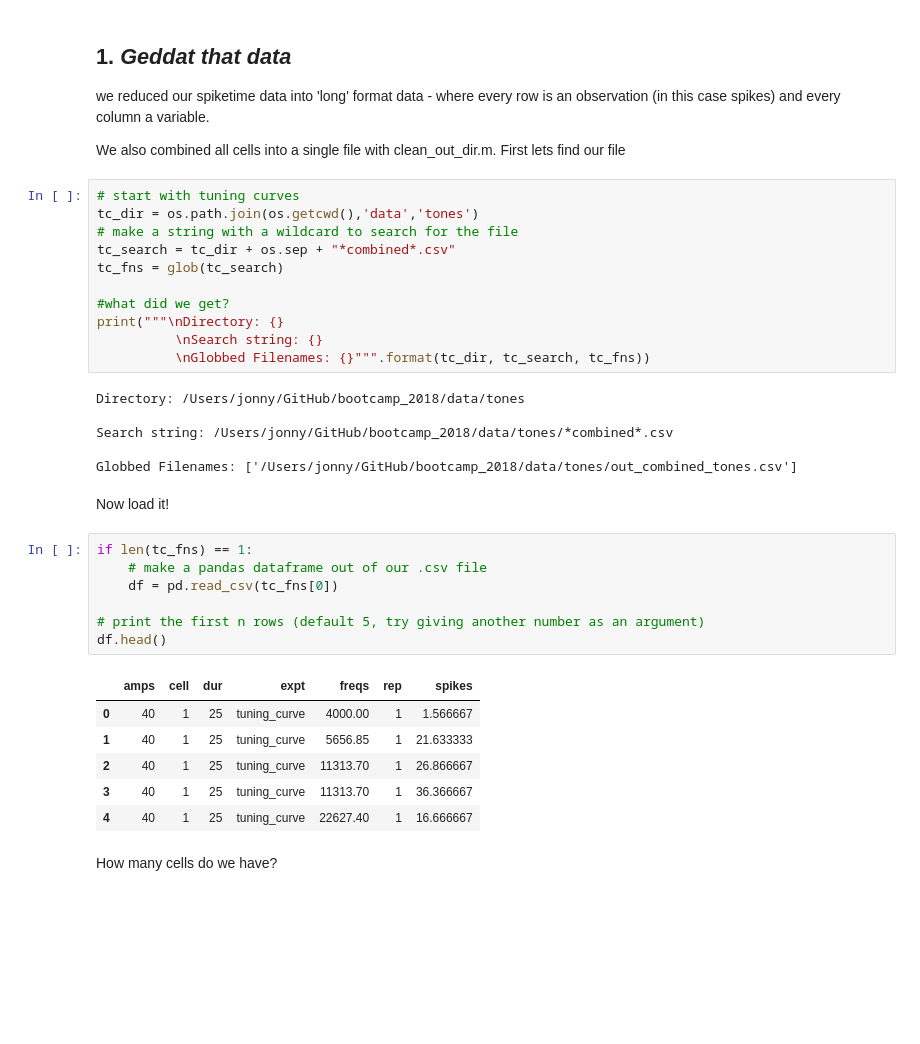
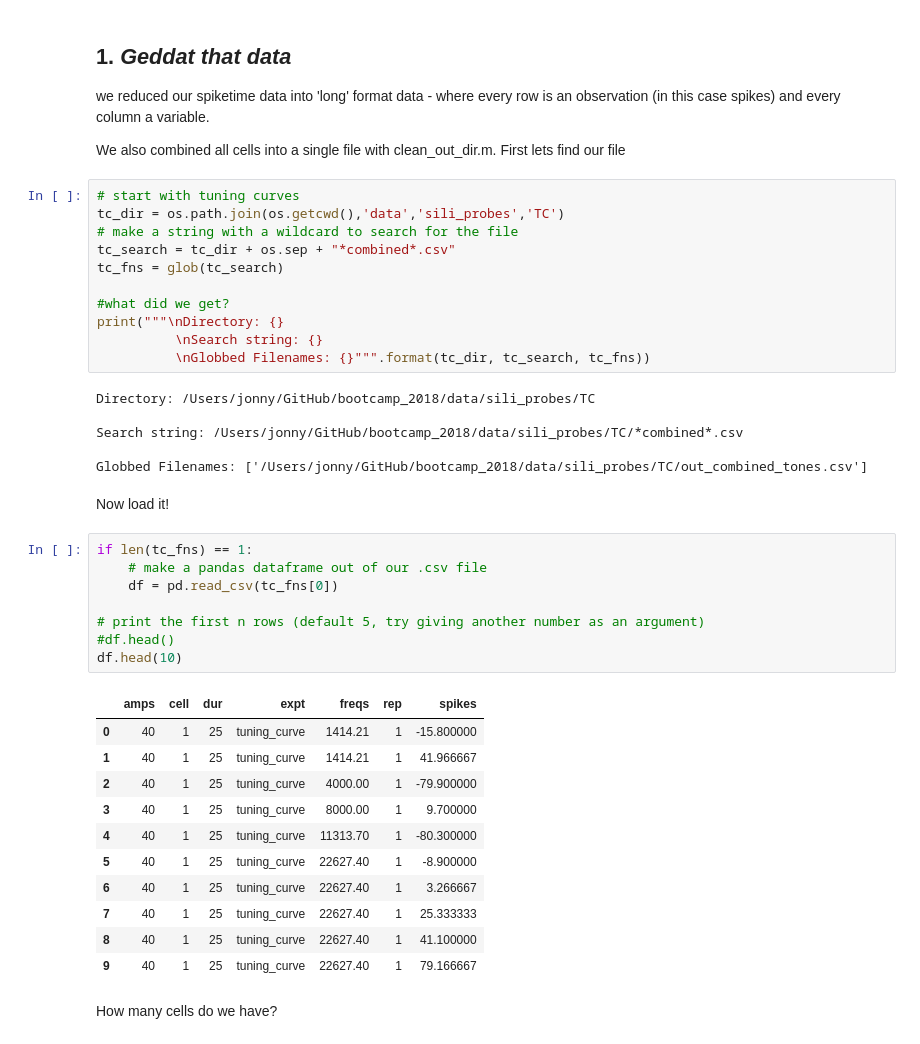
Before and after one commit to wehr-lab/bootcamp_2018, a Jupyter notebook: bootcamp_2018.ipynb, the cells around one changed output. Drawn from its saved outputs; the diff is of its cells as text; blank space fills up the shorter version.

```diff
--- a/bootcamp_2018.ipynb
+++ b/bootcamp_2018.ipynb
@@ -30,7 +32,7 @@ we reduced our spiketime data into 'long' format data - where every row is an ob
 We also combined all cells into a single file with clean_out_dir.m. First lets find our file
 # %%
 # start with tuning curves
-tc_dir = os.path.join(os.getcwd(),'data','tones')
+tc_dir = os.path.join(os.getcwd(),'data','sili_probes','TC')
 # make a string with a wildcard to search for the file
 tc_search = tc_dir + os.sep + "*combined*.csv"
 tc_fns = glob(tc_search)
@@ -40,27 +42,33 @@ print("""\nDirectory: {}
           \nSearch string: {}
           \nGlobbed Filenames: {}""".format(tc_dir, tc_search, tc_fns))
 # %% [output]
-Directory: /Users/jonny/GitHub/bootcamp_2018/data/tones
+Directory: /Users/jonny/GitHub/bootcamp_2018/data/sili_probes/TC
 
-Search string: /Users/jonny/GitHub/bootcamp_2018/data/tones/*combined*.csv
+Search string: /Users/jonny/GitHub/bootcamp_2018/data/sili_probes/TC/*combined*.csv
 
-Globbed Filenames: ['/Users/jonny/GitHub/bootcamp_2018/data/tones/out_combined_tones.csv']
+Globbed Filenames: ['/Users/jonny/GitHub/bootcamp_2018/data/sili_probes/TC/out_combined_tones.csv']
 # %% [markdown]
 Now load it!
 # %%
 if len(tc_fns) == 1:
     # make a pandas dataframe out of our .csv file
     df = pd.read_csv(tc_fns[0])
 
 # print the first n rows (default 5, try giving another number as an argument)
-df.head()
+#df.head()
+df.head(10)
 # %% [output]
 |  | amps | cell | dur | expt | freqs | rep | spikes |
-| 0 | 40 | 1 | 25 | tuning_curve | 4000.00 | 1 | 1.566667 |
-| 1 | 40 | 1 | 25 | tuning_curve | 5656.85 | 1 | 21.633333 |
-| 2 | 40 | 1 | 25 | tuning_curve | 11313.70 | 1 | 26.866667 |
-| 3 | 40 | 1 | 25 | tuning_curve | 11313.70 | 1 | 36.366667 |
-| 4 | 40 | 1 | 25 | tuning_curve | 22627.40 | 1 | 16.666667 |
+| 0 | 40 | 1 | 25 | tuning_curve | 1414.21 | 1 | -15.800000 |
+| 1 | 40 | 1 | 25 | tuning_curve | 1414.21 | 1 | 41.966667 |
+| 2 | 40 | 1 | 25 | tuning_curve | 4000.00 | 1 | -79.900000 |
+| 3 | 40 | 1 | 25 | tuning_curve | 8000.00 | 1 | 9.700000 |
+| 4 | 40 | 1 | 25 | tuning_curve | 11313.70 | 1 | -80.300000 |
+| 5 | 40 | 1 | 25 | tuning_curve | 22627.40 | 1 | -8.900000 |
+| 6 | 40 | 1 | 25 | tuning_curve | 22627.40 | 1 | 3.266667 |
+| 7 | 40 | 1 | 25 | tuning_curve | 22627.40 | 1 | 25.333333 |
+| 8 | 40 | 1 | 25 | tuning_curve | 22627.40 | 1 | 41.100000 |
+| 9 | 40 | 1 | 25 | tuning_curve | 22627.40 | 1 | 79.166667 |
 # %% [markdown]
 How many cells do we have?
 # %%
```
Also changed, not shown: parts of 26 cells of this notebook, 1 other file.
